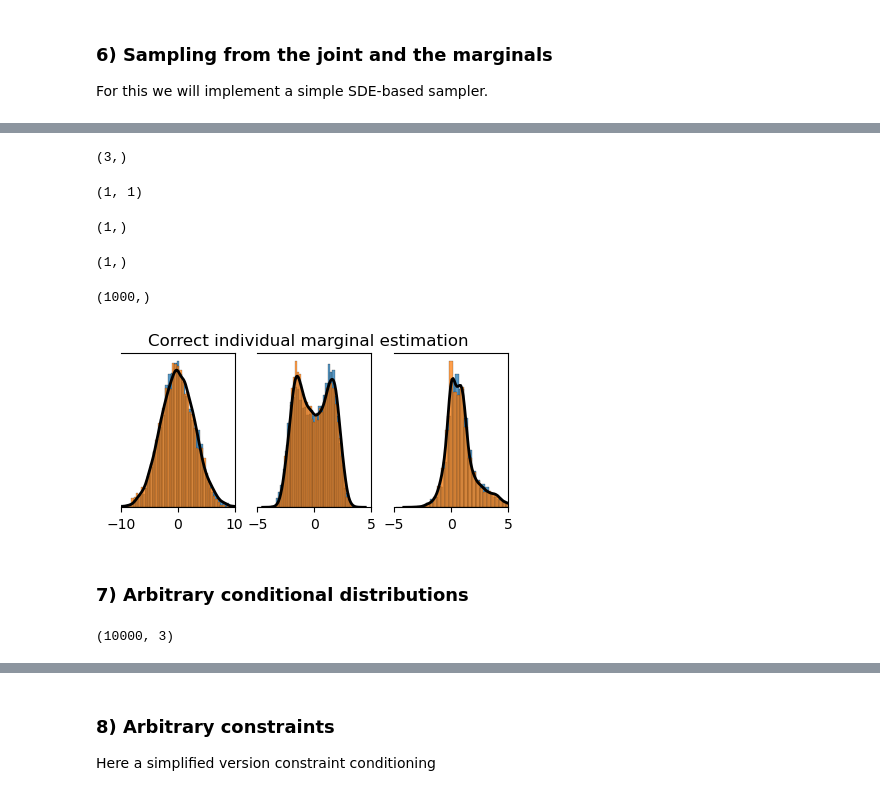
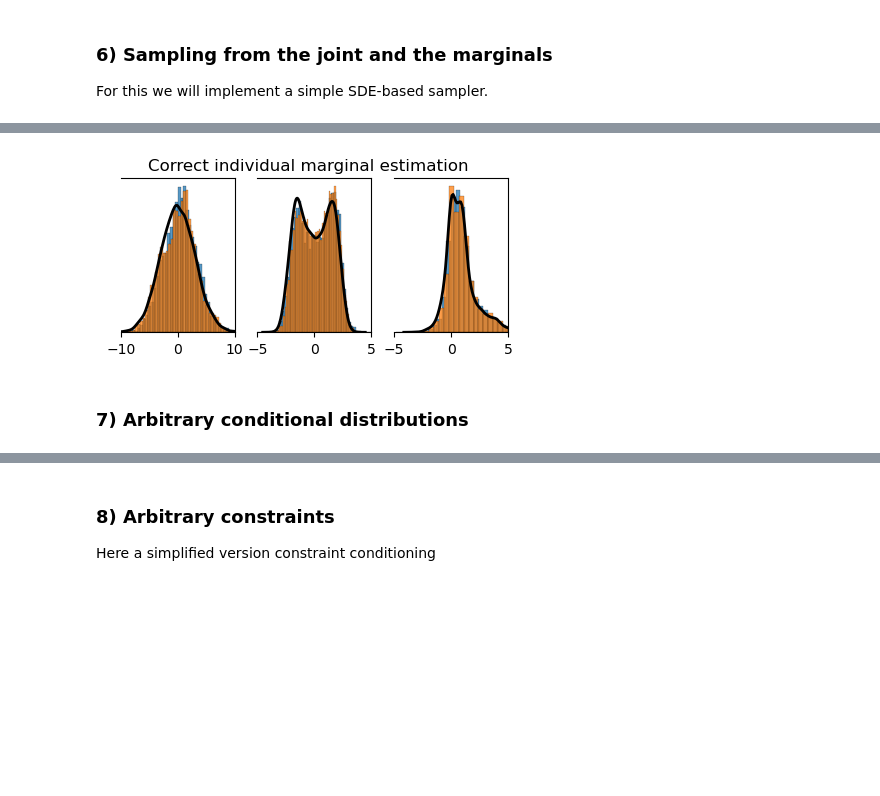
Before and after one commit to aurelio-amerio/diffusion, a Jupyter notebook: devel/base-example-sbi/1_minimal_code_example_simformer_ours_v2.ipynb, the cells around one changed output, grey strips where cells are left out. Drawn from its saved outputs; the diff is of its cells as text; code cells hidden in the pictures; blank space fills up the shorter version.

```diff
--- a/devel/base-example-sbi/1_minimal_code_example_simformer_ours_v2.ipynb
+++ b/devel/base-example-sbi/1_minimal_code_example_simformer_ours_v2.ipynb
@@ -211,7 +225,7 @@ class Simformer(nnx.Module):
         out = self.output_fn(h)
         # out = jnp.squeeze(out)
         out = self.output_scale_fn(t, out)
-        # out = jnp.squeeze(out, axis=-1)
+        out = jnp.squeeze(out, axis=-1)
         return out
 # %%
 score_model = Simformer(rngs=nnx.Rngs(0))
@@ -306,7 +316,7 @@ def denoising_score_matching_loss(
 # %%
-def weight_fn(t:Array):
-    # MLE weighting
-    return jnp.clip(sde.diffusion(t, jnp.ones((1,1,1)))**2, 1e-4)
+# def weight_fn(t:Array):
+#     # MLE weighting
+#     return jnp.clip(sde.diffusion(t, jnp.ones((1,1,1)))**2, 1e-4)
 
 def marginalize(rng: PRNGKey, edge_mask: Array):
     # Simple function that marginializes out a single node from a adjacency matrix of a graph.
@@ -319,16 +329,13 @@ def marginalize(rng: PRNGKey, edge_mask: Array):
 
 def loss_fn_(score_model, key: PRNGKey, batch_size:int= 1024):
 
-    rng_time, rng_loss, rng_data, rng_condition, rng_edge_mask1, rng_edge_mask2 = jax.random.split(key, 6)
+    loss_fn_ = ve.get_loss_function()
+
+    rng_loss, rng_data, rng_condition, rng_edge_mask1, rng_edge_mask2 = jax.random.split(key, 5)
 
     # Generate data and random times
-    times = jax.random.uniform(rng_time, (batch_size, 1, 1), minval=T_min, maxval=1.0)
     batch_xs = generate_data(rng_data, batch_size) # n, T_max, 1
     # print("batch_xs: ",batch_xs.shape)
-
-    # Node ids (can be subsampled but here we use all nodes)
-    ids = node_ids
-
 
     # Condition mask -> randomly condition on some data.
     condition_mask = jax.random.bernoulli(rng_condition, 0.333, shape=(batch_xs.shape[0], batch_xs.shape[1]))
@@ -351,9 +358,8 @@ def loss_fn_(score_model, key: PRNGKey, batch_size:int= 1024):
 
     # Forward diffusion, do not perturb conditioned data
     # Will use the condition mask to mask to prevent adding noise for nodes that are conditioned.
-    # loss = denoising_score_matching_loss(params, rng_sample, times, batch_xs, condition_mask, model_fn= model_fn, mean_fn=sde.marginal_mean, std_fn = sde.marginal_stddev, weight_fn=weight_fn,node_ids=ids, condition_mask=condition_mask, edge_mask=edge_masks)
+    loss = loss_fn_(score_model, batch_xs, node_ids=node_ids, rng=rng_loss, edge_mask=edge_masks, condition_mask=condition_mask)
 
-    loss = denoising_score_matching_loss(score_model, rng_loss, times, batch_xs, condition_mask, mean_fn=sde.marginal_mean, std_fn = sde.marginal_stddev, weight_fn=weight_fn,node_ids=ids, condition_mask=condition_mask, edge_mask=edge_masks)
     return loss
 # %% [markdown]
 ### 5) Training
@@ -395,12 +399,12 @@ score_model.eval()
 
 For this we will implement a simple SDE-based sampler.
 # %%
-ve = sde_ours.VESDE(3, sigma_min=1e-3, sigma_max=15.)
+# ve = sde_ours.VESDE(3, sigma_min=1e-3, sigma_max=15.)
 
-def score_fn(x, t, node_ids, condition_mask, edge_mask=None):
-    return jnp.squeeze(score_model(x, t, node_ids, condition_mask, edge_mask), axis=-1)
+# def score_fn(x, t, node_ids, condition_mask, edge_mask=None):
+#     return jnp.squeeze(score_model(x, t, node_ids, condition_mask, edge_mask), axis=-1)
 
-rev = ve.reverse(score_fn)
+rev = ve.reverse(score_model)
 
 condition_mask = jnp.zeros((nodes_max,))
 condition_value = jnp.zeros((nodes_max,))
@@ -420,23 +420,6 @@ fig,axes = pairplot(np.array(samples), figsize=(5,5), labels=["$\\theta_1$", "$x
-# %%
-condition_mask = jnp.array([0,1,1])
-condition_mask.shape
-# %% [output]
-(3,)
-# %%
-score_fn(condition_value1[None,...], jnp.ones((1,)), jnp.array([0,]), condition_mask1).shape
-# %% [output]
-(1, 1)
-# %%
-rev1.drift(condition_value1, 1.0, condition_mask=condition_mask1, score_args=score_args1).shape
-# %% [output]
-(1,)
-# %%
-rev1.diffusion(condition_value1, 1.0, condition_mask=condition_mask1).shape
-# %% [output]
-(1,)
 # %%
 ve1 = sde_ours.VESDE(1, sigma_min=1e-3, sigma_max=15.)
-rev1 = ve1.reverse(score_fn)
+rev1 = ve1.reverse(score_model)
 
 condition_mask1 = jnp.zeros((1,))
 condition_value1 = jnp.zeros((1,))
@@ -461,34 +444,30 @@ marginal_samples3 = rev1.sample(rng, 10000, condition_mask=condition_mask1, cond
 
 # score_args3 = {"node_ids": node_ids, "condition_mask": condition_mask3}
 # marginal_samples3 = rev.sample(rng, 1000, condition_mask=condition_mask3, condition_value=condition_value3, score_args=score_args3)
-# %%
-marginal_samples1.shape
-# %% [output]
-(1000,)
 # %%
 # with use_style("pyloric"):
 fig, ax = plt.subplots(1,3, figsize=(5,2))
 sns.histplot(marginal_samples1, bins=50, ax=ax[0], stat="density")
 sns.histplot(marginal_samples2, bins=50, ax=ax[1], stat="density")
 sns.histplot(marginal_samples3, bins=50, ax=ax[2], stat="density")
 
 sns.histplot(samples[:, 0], bins=50, ax=ax[0], stat="density")
 sns.histplot(samples[:, 1], bins=50, ax=ax[1], stat="density")
 sns.histplot(samples[:, 2], bins=50, ax=ax[2], stat="density")
-sns.kdeplot(data[:, 0, 0], ax=ax[0], color="black", linewidth=2)
-sns.kdeplot(data[:, 1, 0], ax=ax[1], color="black", linewidth=2)
-sns.kdeplot(data[:, 2, 0], ax=ax[2], color="black", linewidth=2)
+sns.kdeplot(data[:, 0], ax=ax[0], color="black", linewidth=2)
+sns.kdeplot(data[:, 1], ax=ax[1], color="black", linewidth=2)
+sns.kdeplot(data[:, 2], ax=ax[2], color="black", linewidth=2)
 
 ax[0].set_xlim(-10,10)
 ax[1].set_xlim(-5,5)
 ax[2].set_xlim(-5,5)
 fig.suptitle("Correct individual marginal estimation")
 for ax in ax:
     ax.yaxis.set_visible(False)
     # remove y spines
     ax.spines['left'].set_visible(False)
 # %% [output]
-[figure, old version]
+[figure, new version]
 # %% [markdown]
 ### 7) Arbitrary conditional distributions
 # %%
@@ -509,10 +488,6 @@ condition_mask = jnp.array([0,1,1], dtype=jnp.bool_)
 
 score_args = {"node_ids": node_ids, "condition_mask": condition_mask}
 samples = rev.sample(rng, 10000, condition_mask=condition_mask, condition_value=x_o, score_args=score_args)
-# %%
-samples.shape
-# %% [output]
-(10000, 3)
 # %%
 samples_theta = samples[:, 0]
 
```
Also changed, not shown: parts of 37 cells of this notebook, 4 other files.
